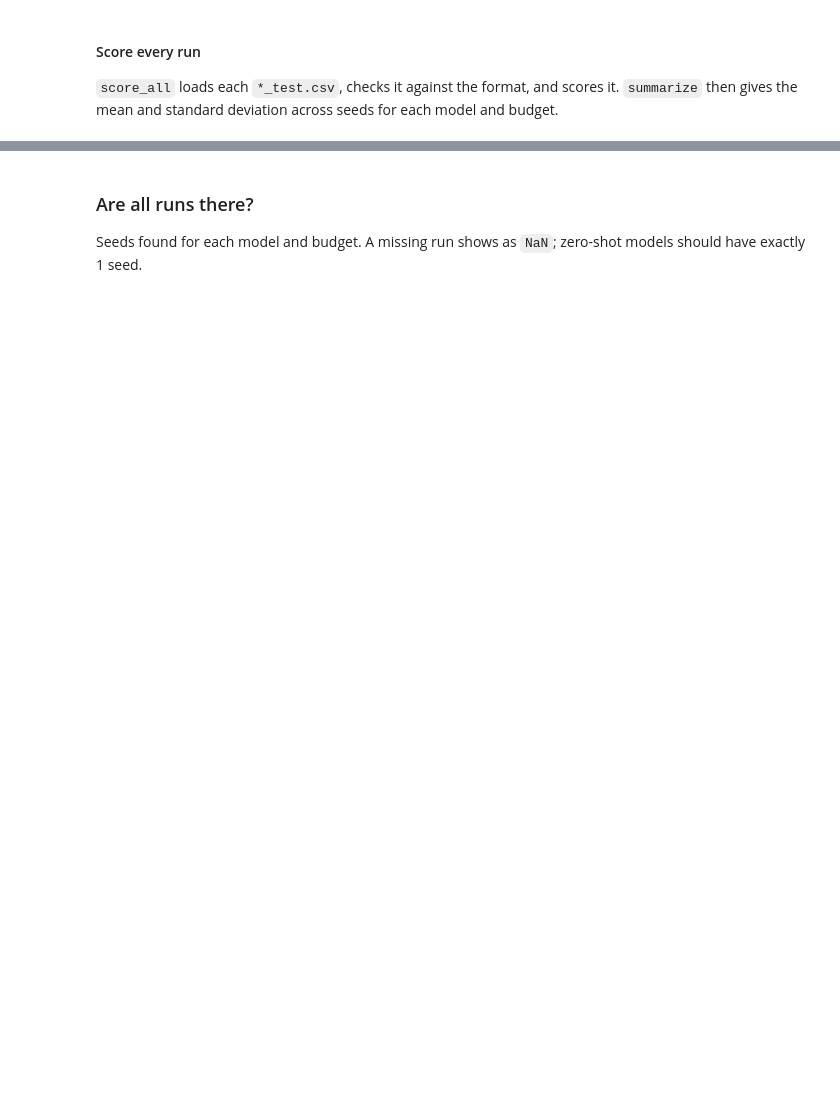
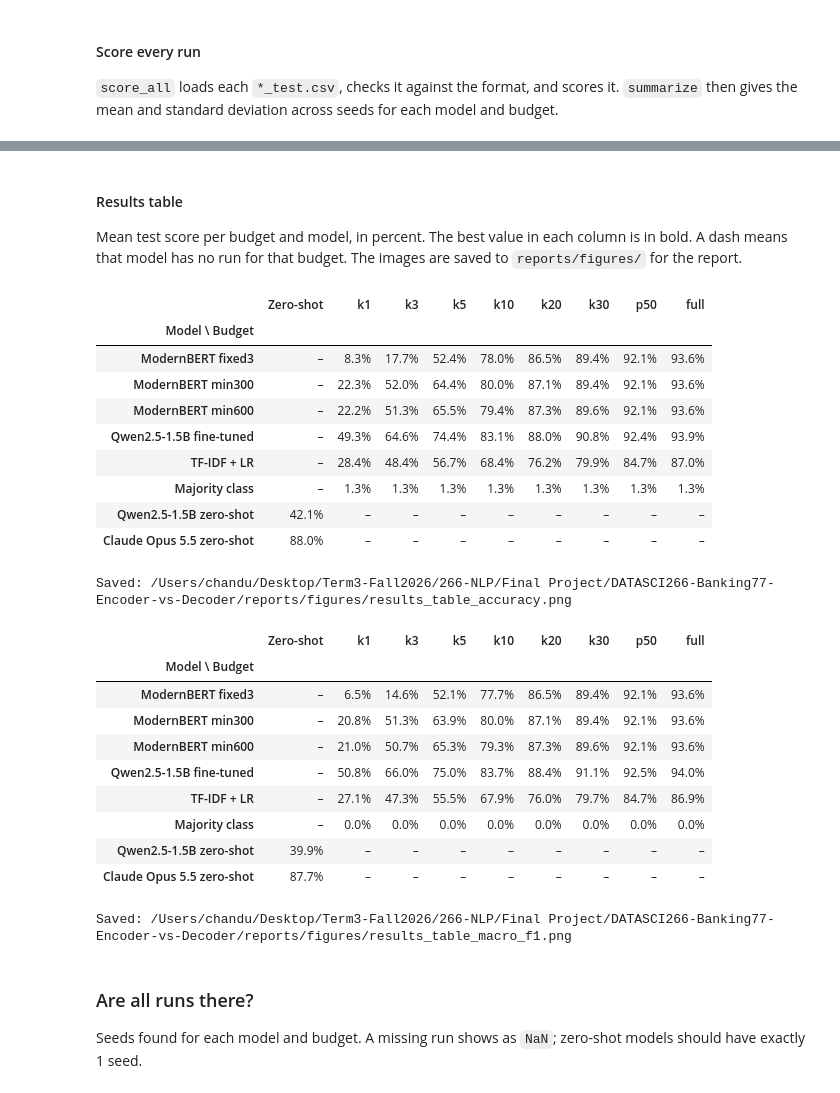
Before and after one commit to csugasi/DATASCI266-Banking77-Encoder-vs-Decoder, a Jupyter notebook: notebooks/results.ipynb, the cells around one changed output, grey strips where cells are left out. Saved outputs shown, nothing was run; the diff lists cells and outputs as text; code cells hidden in the pictures; blank space fills up the shorter version.

Commit message:
Add accuracy and macroF1 tables

```diff
--- a/notebooks/results.ipynb
+++ b/notebooks/results.ipynb
@@ -106,0 +107,3 @@ Saved: /Users/chandu/Desktop/Term3-Fall2026/266-NLP/Final Project/DATASCI266-Ban
+# %% [markdown]
+#### Results table
+Mean test score per budget and model, in percent. The best value in each column is in bold. A dash means that model has no run for that budget. The images are saved to `reports/figures/` for the report.
@@ -107,3 +172,40 @@ Saved: /Users/chandu/Desktop/Term3-Fall2026/266-NLP/Final Project/DATASCI266-Ban
+# %%
+# Accuracy table: shown here, then saved as an image for the report
+acc_table = build_results_table(summary, "accuracy")
+display(style_results_table(acc_table))
+path = save_results_table_png(acc_table, FIG / "results_table_accuracy.png",
+                              title="Test accuracy (%), mean of 3 seeds; best in each column in bold")
+print("Saved:", path)
+
+# Macro-F1 table, same layout
+f1_table = build_results_table(summary, "macro_f1")
+display(style_results_table(f1_table))
+path = save_results_table_png(f1_table, FIG / "results_table_macro_f1.png",
+                              title="Test macro-F1 (%), mean of 3 seeds; best in each column in bold")
+print("Saved:", path)
+# %% [output]
+|  | Zero-shot | k1 | k3 | k5 | k10 | k20 | k30 | p50 | full |
+| Model \ Budget |  |  |  |  |  |  |  |  |  |
+| ModernBERT fixed3 | – | 8.3% | 17.7% | 52.4% | 78.0% | 86.5% | 89.4% | 92.1% | 93.6% |
+| ModernBERT min300 | – | 22.3% | 52.0% | 64.4% | 80.0% | 87.1% | 89.4% | 92.1% | 93.6% |
+| ModernBERT min600 | – | 22.2% | 51.3% | 65.5% | 79.4% | 87.3% | 89.6% | 92.1% | 93.6% |
+| Qwen2.5-1.5B fine-tuned | – | 49.3% | 64.6% | 74.4% | 83.1% | 88.0% | 90.8% | 92.4% | 93.9% |
+| TF-IDF + LR | – | 28.4% | 48.4% | 56.7% | 68.4% | 76.2% | 79.9% | 84.7% | 87.0% |
+| Majority class | – | 1.3% | 1.3% | 1.3% | 1.3% | 1.3% | 1.3% | 1.3% | 1.3% |
+| Qwen2.5-1.5B zero-shot | 42.1% | – | – | – | – | – | – | – | – |
+| Claude Opus 5.5 zero-shot | 88.0% | – | – | – | – | – | – | – | – |
+Saved: /Users/chandu/Desktop/Term3-Fall2026/266-NLP/Final Project/DATASCI266-Banking77-Encoder-vs-Decoder/reports/figures/results_table_accuracy.png
+|  | Zero-shot | k1 | k3 | k5 | k10 | k20 | k30 | p50 | full |
+| Model \ Budget |  |  |  |  |  |  |  |  |  |
+| ModernBERT fixed3 | – | 6.5% | 14.6% | 52.1% | 77.7% | 86.5% | 89.4% | 92.1% | 93.6% |
+| ModernBERT min300 | – | 20.8% | 51.3% | 63.9% | 80.0% | 87.1% | 89.4% | 92.1% | 93.6% |
+| ModernBERT min600 | – | 21.0% | 50.7% | 65.3% | 79.3% | 87.3% | 89.6% | 92.1% | 93.6% |
+| Qwen2.5-1.5B fine-tuned | – | 50.8% | 66.0% | 75.0% | 83.7% | 88.4% | 91.1% | 92.5% | 94.0% |
+| TF-IDF + LR | – | 27.1% | 47.3% | 55.5% | 67.9% | 76.0% | 79.7% | 84.7% | 86.9% |
+| Majority class | – | 0.0% | 0.0% | 0.0% | 0.0% | 0.0% | 0.0% | 0.0% | 0.0% |
+| Qwen2.5-1.5B zero-shot | 39.9% | – | – | – | – | – | – | – | – |
+| Claude Opus 5.5 zero-shot | 87.7% | – | – | – | – | – | – | – | – |
+Saved: /Users/chandu/Desktop/Term3-Fall2026/266-NLP/Final Project/DATASCI266-Banking77-Encoder-vs-Decoder/reports/figures/results_table_macro_f1.png
 # %% [markdown]
 ### Are all runs there?
 Seeds found for each model and budget. A missing run shows as `NaN`; zero-shot models should have exactly 1 seed.
```
Also changed, not shown: parts of 7 cells of this notebook, 2 other files.
